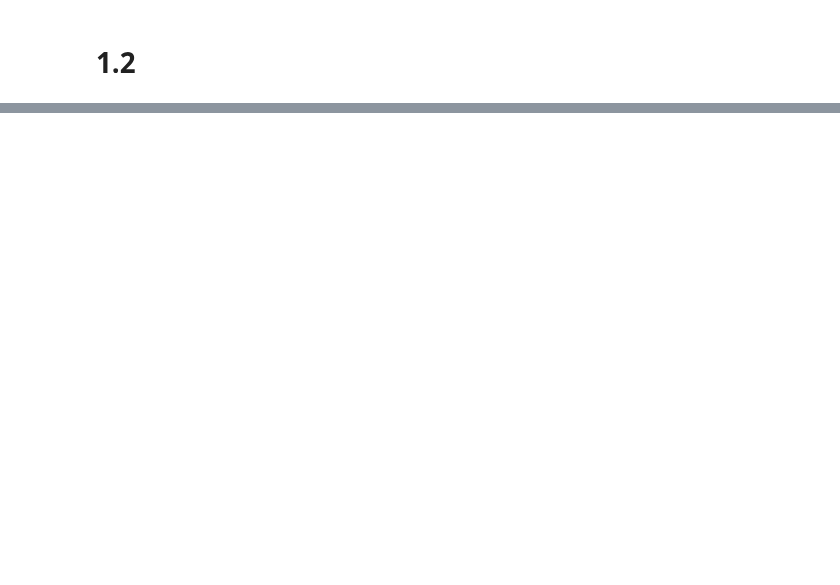
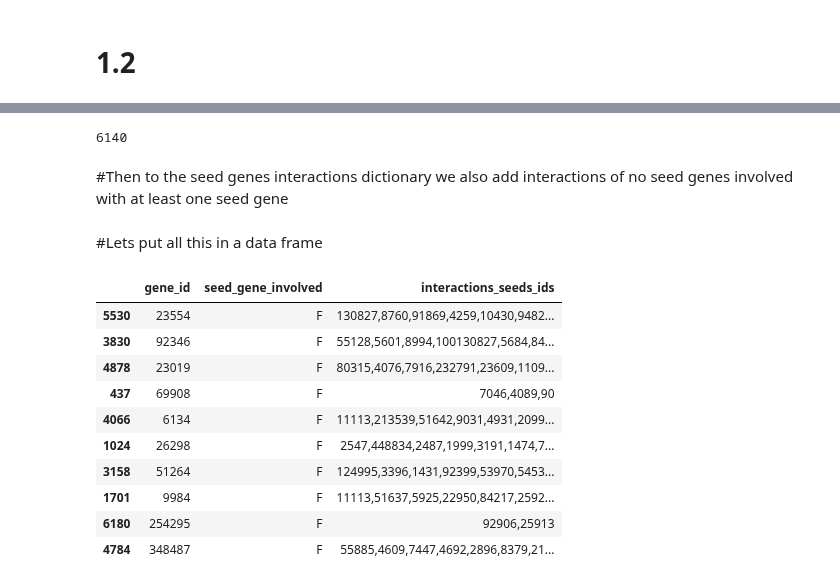
Before and after one commit to AlessandroTaglieri/Project_Bioinformatics, a Jupyter notebook: First project/BI_hw1.ipynb, the cells around one changed output, grey strips where cells are left out. Saved outputs shown, nothing was run; the diff lists cells and outputs as text; code cells hidden in the pictures; blank space fills up the shorter version.

```diff
--- a/First project/BI_hw1.ipynb
+++ b/First project/BI_hw1.ipynb
@@ -56,0 +179,4 @@ final_genes_deseas.to_csv('dataset/1.1/1.1-gene_deseas_associations.csv')
+# %%
+seed_interactions_dict = collections.defaultdict(set)
+for key in seed_genes_ids:
+  seed_interactions_dict[key] = all_interactions_dict[key]
@@ -56,0 +185,28 @@ final_genes_deseas.to_csv('dataset/1.1/1.1-gene_deseas_associations.csv')
+# %%
+non_seed_genes_ids = set()
+# from seed genes interactions dictionary, we retrieve all genes interacting with them
+# performing union of all set
+for key in seed_interactions_dict.keys():
+  non_seed_genes_ids = non_seed_genes_ids.union(seed_interactions_dict[key])
+
+#We remove all seed genes included in the set
+non_seed_genes_ids = np.array([x for x in non_seed_genes_ids if x not in seed_genes_ids])
+
+# There we get only non seed gene which interacted with at least one seed gene
+len(non_seed_genes_ids)
+# %% [output]
+6140
+# %% [markdown]
+#Then to the seed genes interactions dictionary we also add interactions of no seed genes involved with at least one seed gene
+# %%
+non_seed_interactions_dict = collections.defaultdict(set)
+
+#looping on non seed gend ids
+for key in non_seed_genes_ids:
+  # we retrieve interactions from all interactions dictionary
+  related_genes = all_interactions_dict[key]
+
+  related_non_seed_genes = [x for x in related_genes if x not in seed_genes_ids]
+
+  #we add it tho the seed genes iteractions dictionary
+  non_seed_interactions_dict[key] = set(related_non_seed_genes)
@@ -56,0 +215,26 @@ final_genes_deseas.to_csv('dataset/1.1/1.1-gene_deseas_associations.csv')
+# %% [markdown]
+#Lets put all this in a data frame
+# %%
+values = []
+for a ,b in seed_interactions_dict.items():
+  values.append([a,'T',','.join(b)])
+
+for a ,b in non_seed_interactions_dict.items():
+  values.append([a,'F',','.join(b)])
+
+
+df = pd.DataFrame(values,columns=['gene_id','seed_gene_involved','interactions_seeds_ids'])
+# %%
+df.sample(10)
+# %% [output]
+|  | gene_id | seed_gene_involved | interactions_seeds_ids |
+| 5530 | 23554 | F | 130827,8760,91869,4259,10430,9482... |
+| 3830 | 92346 | F | 55128,5601,8994,100130827,5684,84... |
+| 4878 | 23019 | F | 80315,4076,7916,232791,23609,1109... |
+| 437 | 69908 | F | 7046,4089,90 |
+| 4066 | 6134 | F | 11113,213539,51642,9031,4931,2099... |
+| 1024 | 26298 | F | 2547,448834,2487,1999,3191,1474,7... |
+| 3158 | 51264 | F | 124995,3396,1431,92399,53970,5453... |
+| 1701 | 9984 | F | 11113,51637,5925,22950,84217,2592... |
+| 6180 | 254295 | F | 92906,25913 |
+| 4784 | 348487 | F | 55885,4609,7447,4692,2896,8379,21... |
```
Also changed, not shown: parts of 37 cells of this notebook.
